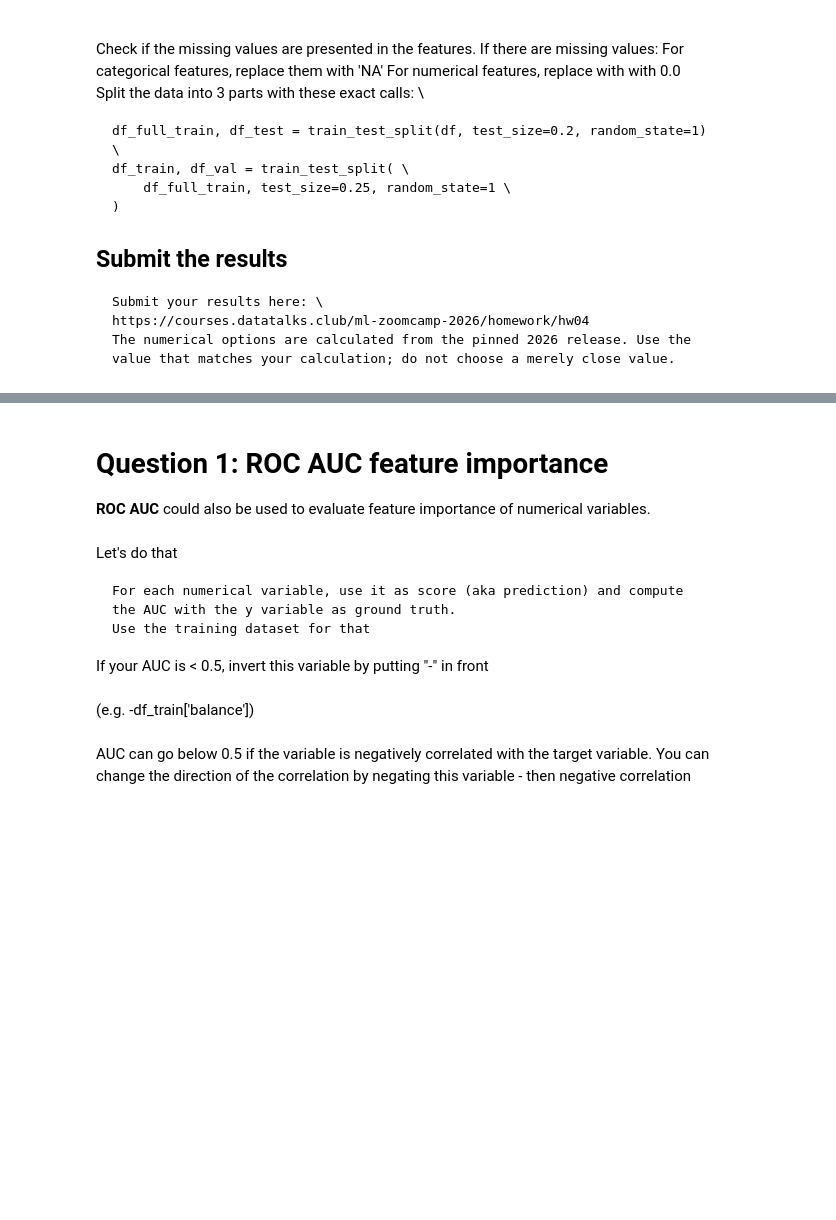
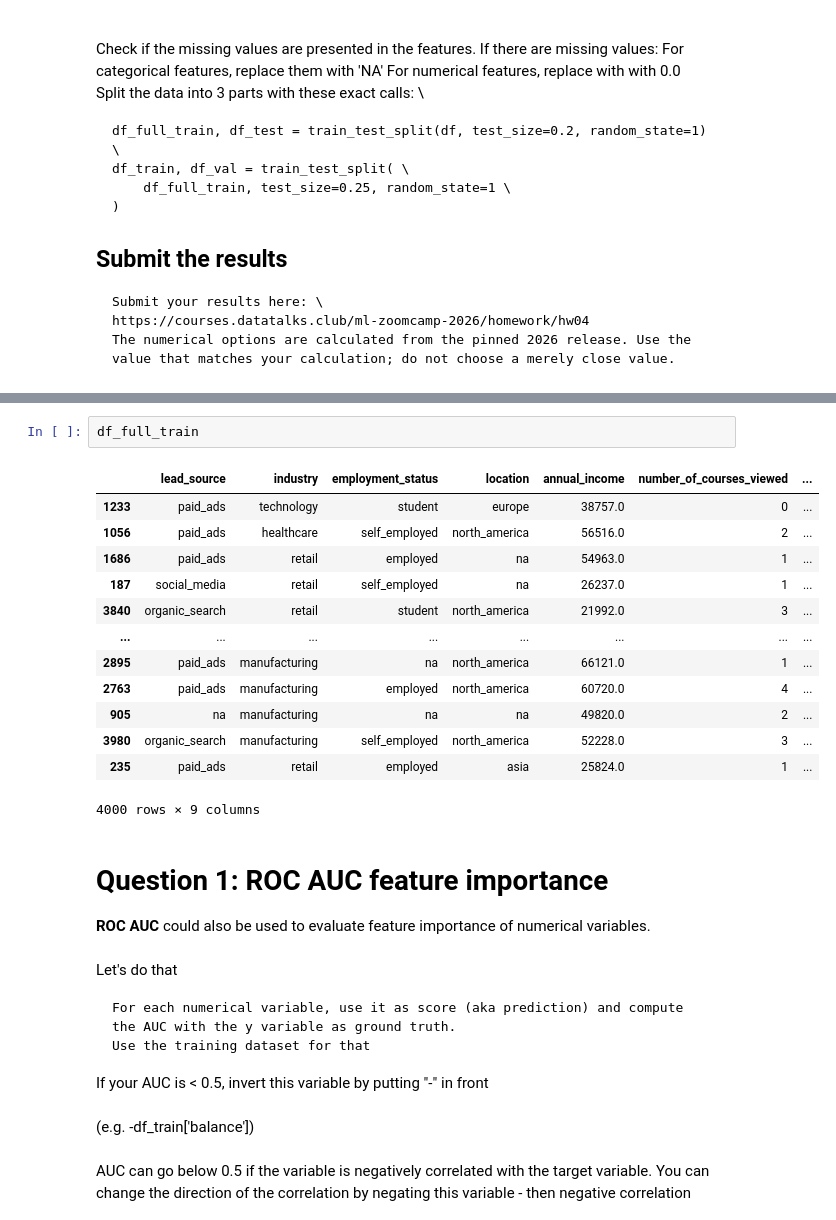
Before and after one commit to CT161/ml-zoomcamp-homework, a Jupyter notebook: 04-evaluation/wk_04_homework.ipynb, the cells around one changed output, grey strips where cells are left out. Saved outputs shown, nothing was run; the diff lists cells and outputs as text; blank space fills up the shorter version.

```diff
--- a/04-evaluation/wk_04_homework.ipynb
+++ b/04-evaluation/wk_04_homework.ipynb
@@ -179,3 +221,19 @@ y_pred       = (y_pred_proba >= 0.5).astype(int)
+# %%
+df_full_train
+# %% [output]
+|  | lead_source | industry | employment_status | location | annual_income | number_of_courses_viewed | ... |
+| 1233 | paid_ads | technology | student | europe | 38757.0 | 0 | ... |
+| 1056 | paid_ads | healthcare | self_employed | north_america | 56516.0 | 2 | ... |
+| 1686 | paid_ads | retail | employed | na | 54963.0 | 1 | ... |
+| 187 | social_media | retail | self_employed | na | 26237.0 | 1 | ... |
+| 3840 | organic_search | retail | student | north_america | 21992.0 | 3 | ... |
+| ... | ... | ... | ... | ... | ... | ... | ... |
+| 2895 | paid_ads | manufacturing | na | north_america | 66121.0 | 1 | ... |
+| 2763 | paid_ads | manufacturing | employed | north_america | 60720.0 | 4 | ... |
+| 905 | na | manufacturing | na | na | 49820.0 | 2 | ... |
+| 3980 | organic_search | manufacturing | self_employed | north_america | 52228.0 | 3 | ... |
+| 235 | paid_ads | retail | employed | asia | 25824.0 | 1 | ... |
+4000 rows × 9 columns
 # %% [markdown]
 # Question 1: ROC AUC feature importance
 
```
Also changed, not shown: parts of 9 cells of this notebook.
